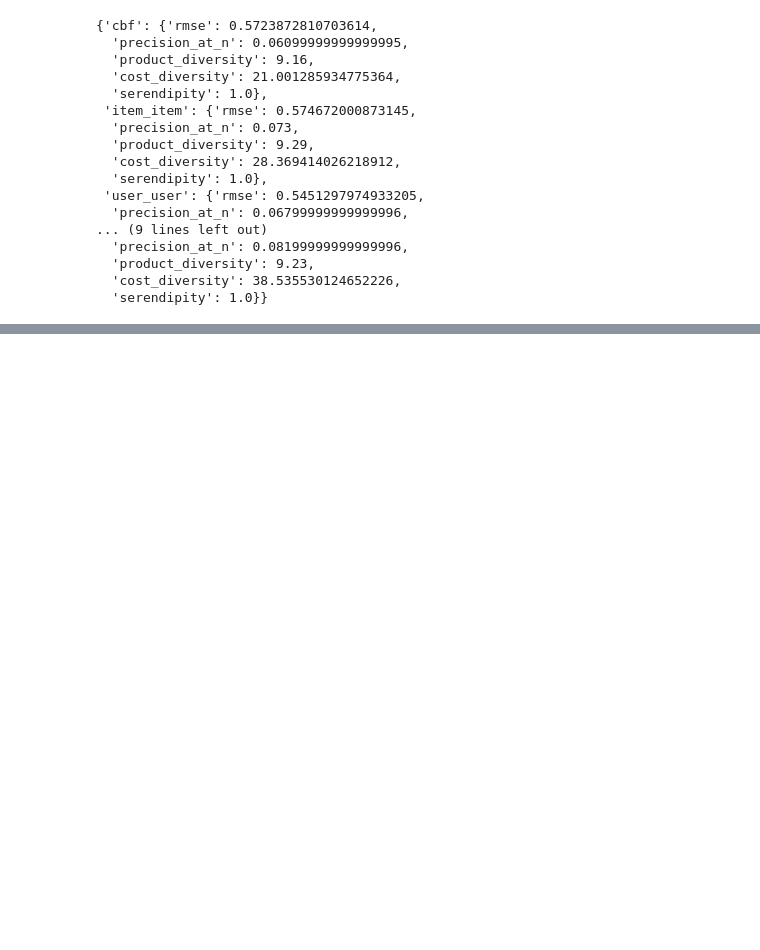
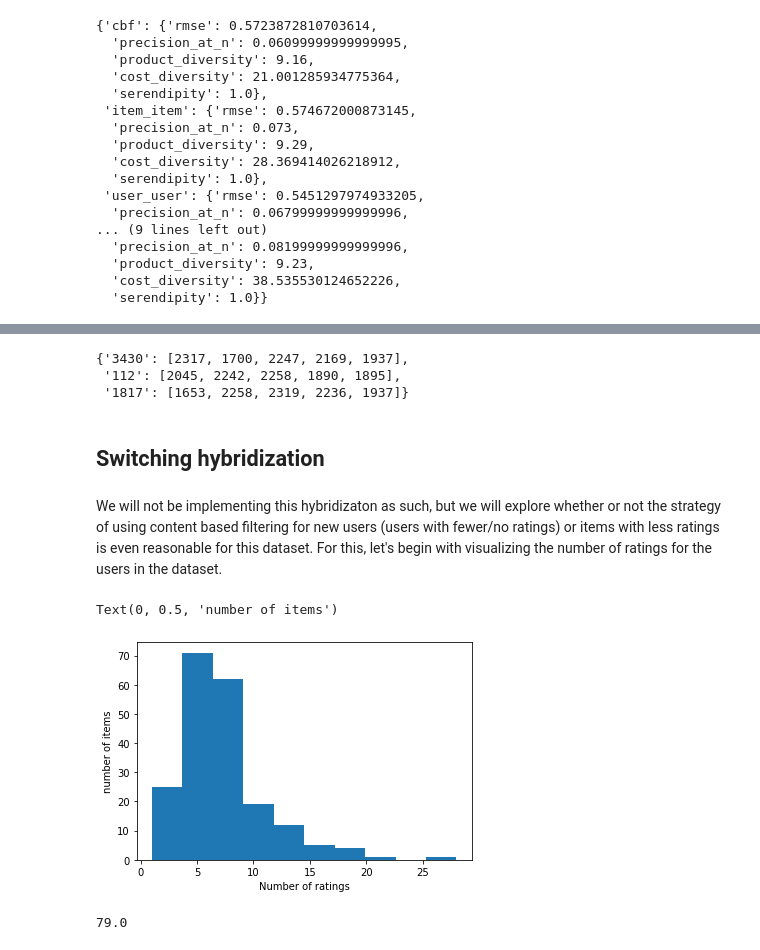
Before and after one commit to ajosh0504/recsys_specialization_capstone, a Jupyter notebook: measurement.ipynb, the cells around one changed output, grey strips where cells are left out. Cells and saved outputs as stored; diff of their text form; code cells hidden in the pictures; blank space fills up the shorter version.

```diff
--- a/measurement.ipynb
+++ b/measurement.ipynb
@@ -156,0 +421,10 @@ avg_metrics
+# %%
+top_5
+# %% [output]
+{'3430': [2317, 1700, 2247, 2169, 1937],
+ '112': [2045, 2242, 2258, 1890, 1895],
+ '1817': [1653, 2258, 2319, 2236, 1937]}
+# %% [markdown]
+## Switching hybridization
+# %% [markdown]
+We will not be implementing this hybridizaton as such, but we will explore whether or not the strategy of using content based filtering for new users (users with fewer/no ratings) or items with less ratings is even reasonable for this dataset. For this, let's begin with visualizing the number of ratings for the users in the dataset.
@@ -156,0 +433,9 @@ avg_metrics
+# %%
+item_ratings = ratings.apply(lambda row: np.sum(~np.isnan(row))-1, axis=1)
+# %%
+plt.hist(item_ratings)
+plt.xlabel("Number of ratings")
+plt.ylabel("number of items")
+# %% [output]
+Text(0, 0.5, 'number of items')
+[figure, added]
@@ -156,0 +445,4 @@ avg_metrics
+# %%
+count_less_than_10
+# %% [output]
+79.0
```
Also changed, not shown: parts of 53 cells of this notebook.
